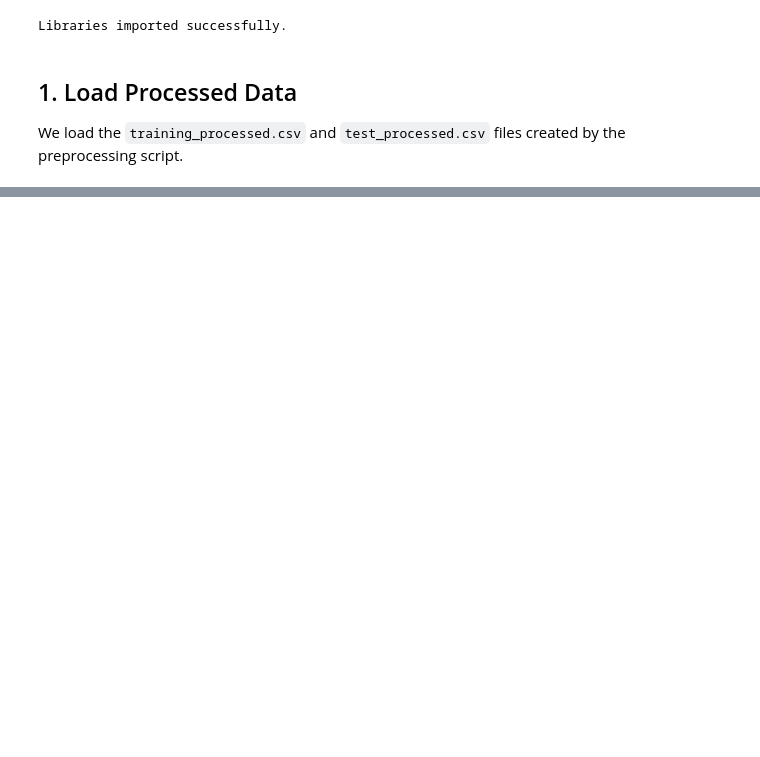
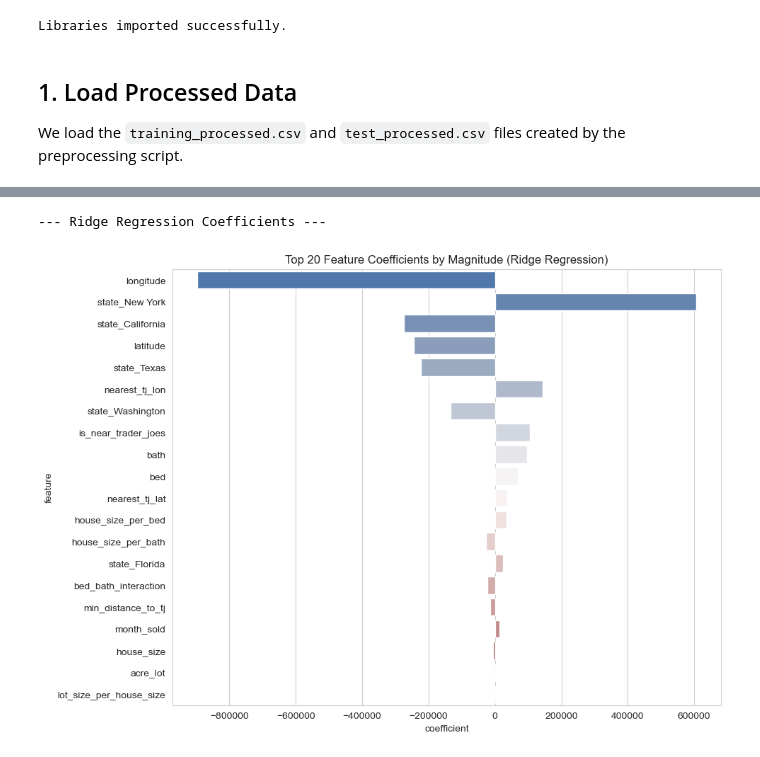
Before and after one commit to sc6354/CSE-6242-Group-Project, a Jupyter notebook: notebooks/housing_price_modeling.ipynb, the cells around one changed output, grey strips where cells are left out. Drawn from its saved outputs; the diff is of its cells as text; code cells hidden in the pictures; blank space fills up the shorter version.

```diff
--- a/notebooks/housing_price_modeling.ipynb
+++ b/notebooks/housing_price_modeling.ipynb
@@ -138,0 +137,21 @@ A scatter plot of Actual vs. Predicted values is a great way to see how well the
+# %%
+model_results = {}
+model_predictions = {}
+model_objects = {}
+
+def evaluate_model(name, model, X_test, y_test):
+    """Calculates R2, RMSE, and MAE and stores them."""
+    y_pred = model.predict(X_test)
+
+    r2 = r2_score(y_test, y_pred)
+    rmse = np.sqrt(mean_squared_error(y_test, y_pred))
+    mae = mean_absolute_error(y_test, y_pred)
+
+    model_results[name] = {'R²': r2, 'RMSE': rmse, 'MAE': mae}
+    model_predictions[name] = y_pred
+    model_objects[name] = model
+
+    print(f"--- {name} Results ---")
+    print(f"R²: {r2:.4f}")
+    print(f"RMSE: ${rmse:,.2f}")
+    print(f"MAE: ${mae:,.2f}")
@@ -211,0 +348,21 @@ Top 20 most important features:
+# %%
+print("--- Ridge Regression Coefficients ---")
+
+# Check if Ridge exists before getting coefficients
+if 'Ridge Regression' in model_objects:
+    ridge_coeffs = model_objects['Ridge Regression'].coef_
+    ridge_coeff_df = pd.DataFrame({
+        'feature': feature_cols,
+        'coefficient': ridge_coeffs
+    }).sort_values(by='coefficient', key=abs, ascending=False) # Sort by absolute value
+
+    # Plot top coefficients (absolute value)
+    plt.figure(figsize=(10, 8))
+    sns.barplot(x='coefficient', y='feature', data=ridge_coeff_df.head(20), palette='vlag')
+    plt.title("Top 20 Feature Coefficients by Magnitude (Ridge Regression)")
+    plt.show()
+else:
+    print("Ridge Regression model object not found.")
+# %% [output]
+--- Ridge Regression Coefficients ---
+[figure, added]
```
Also changed, not shown: parts of 28 cells of this notebook, 3 other files.
